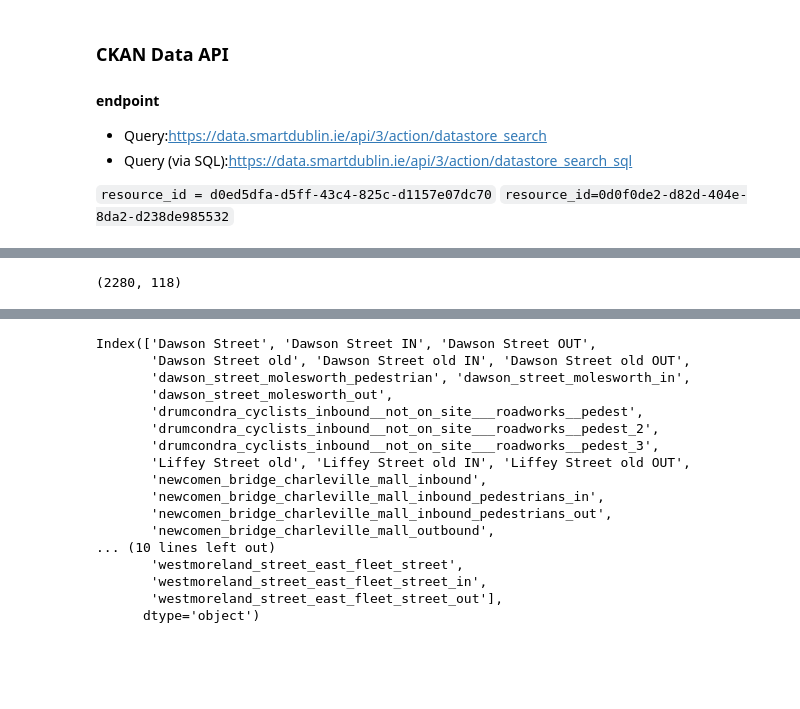
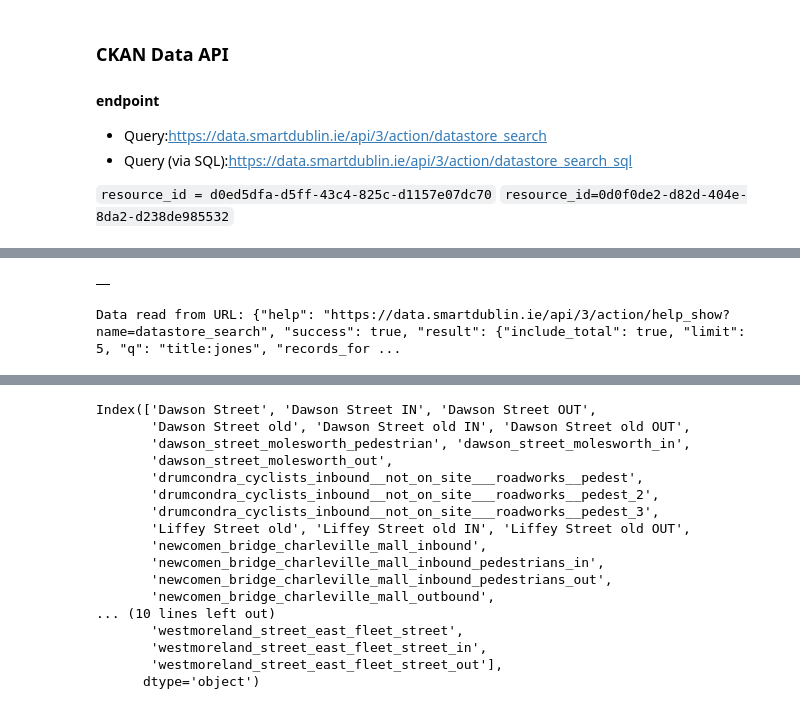
Before and after one commit to ankithbjoseph/TeamAA_DAP_JAN2024, a Jupyter notebook: extract.ipynb, the cells around one changed output, grey strips where cells are left out. Saved outputs shown, nothing was run; the diff lists cells and outputs as text; code cells hidden in the pictures; blank space fills up the shorter version.

```diff
--- a/extract.ipynb
+++ b/extract.ipynb
@@ -75,4 +69,25 @@ else:
 # %%
-df.shape
+df
 # %% [output]
-(2280, 118)
+|  |
+# %%
+import requests
+def read_data_from_url(url):
+    try:
+        response = requests.get(url)
+        if response.status_code == 200:
+            return response.text
+        else:
+            print("Failed to fetch data from URL:", response.status_code)
+            return None
+    except Exception as e:
+        print("An error occurred:", e)
+        return None
+url = "https://data.smartdublin.ie/api/3/action/datastore_search?resource_id=0d0f0de2-d82d-404e-8da2-d238de985532&limit=5&q=title:jones"
+data = read_data_from_url(url)
+if data:
+        print("Data read from URL:", data)
+else:
+        print("Failed to read data from URL.")
+# %% [output]
+Data read from URL: {"help": "https://data.smartdublin.ie/api/3/action/help_show?name=datastore_search", "success": true, "result": {"include_total": true, "limit": 5, "q": "title:jones", "records_for ...
```
Also changed, not shown: parts of 2 cells of this notebook, 2 other files.
